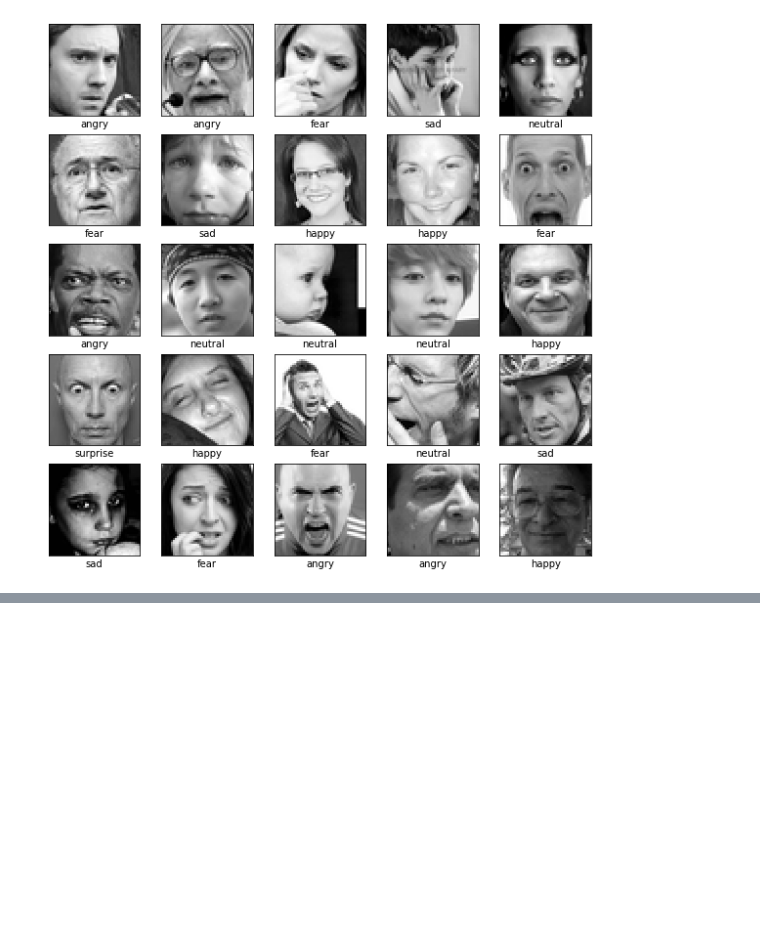
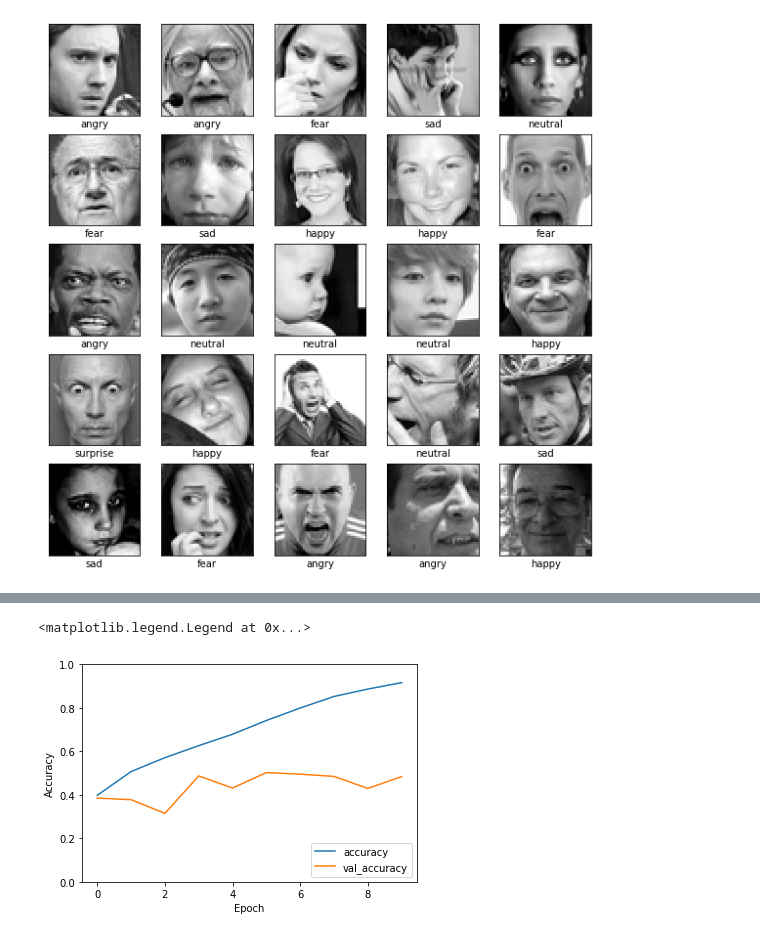
Before and after one commit to MTang0728/Image-Sentiment-Classification, a Jupyter notebook: sentiment_classifier.ipynb, the cells around one changed output, grey strips where cells are left out. Drawn from its saved outputs; the diff is of its cells as text; code cells hidden in the pictures; blank space fills up the shorter version.

```diff
--- a/sentiment_classifier.ipynb
+++ b/sentiment_classifier.ipynb
@@ -49,0 +65,3 @@ plt.show()
+# %%
+X = X/255.0
+X_train, X_val, y_train, y_val = train_test_split(X, y, train_size = 0.75, random_state=728)
@@ -49,0 +79,30 @@ plt.show()
+# %%
+def bl_model(input_shape):
+    X_input = Input(input_shape)
+    X = Conv2D(32, (3, 3), strides = (1, 1), name = 'conv0')(X_input)
+    X = BatchNormalization(name = 'bn0')(X)
+    X = Activation('relu')(X)
+    X = MaxPooling2D((2, 2), name = 'max_pool0')(X)
+
+    X = Conv2D(64, (3, 3), strides = (1, 1), name = 'conv1')(X)
+    X = BatchNormalization(name = 'bn1')(X)
+    X = Activation('relu')(X)
+    X = MaxPooling2D((2, 2), name = 'max_pool1')(X)
+
+    X = Conv2D(128, (3, 3), strides = (1, 1), name = 'conv2')(X)
+    X = BatchNormalization(name = 'bn2')(X)
+    X = Activation('relu')(X)
+    X = MaxPooling2D((2, 2), name = 'max_pool2')(X)
+
+    X = Flatten()(X)
+    X = Dense(64, name = 'fc0')(X)
+    X = BatchNormalization(name = 'bn3')(X)
+    X = Activation('relu')(X)
+    X = Dense(7, activation = 'softmax', name = 'fc1')(X)
+
+    model = Model(inputs = X_input, outputs = X, name = 'Baseline_Model')
+
+    return model
+# %%
+baseline_model = bl_model((48, 48, 1))
+baseline_model.summary()
@@ -49,0 +127,3 @@ plt.show()
+# %%
+baseline_model.compile(optimizer= 'adam', loss = losses.sparse_categorical_crossentropy, metrics = ['accuracy'])
+history_bl = baseline_model.fit(X_train, y_train, epochs=10, validation_data=(X_val, y_val))
@@ -49,0 +148,10 @@ plt.show()
+# %%
+plt.plot(history_bl.history['accuracy'], label='accuracy')
+plt.plot(history_bl.history['val_accuracy'], label = 'val_accuracy')
+plt.xlabel('Epoch')
+plt.ylabel('Accuracy')
+plt.ylim([0, 1])
+plt.legend(loc='lower right')
+# %% [output]
+<matplotlib.legend.Legend at 0x...>
+[figure, added]
```
Also changed, not shown: parts of 25 cells of this notebook, 1 other file.
